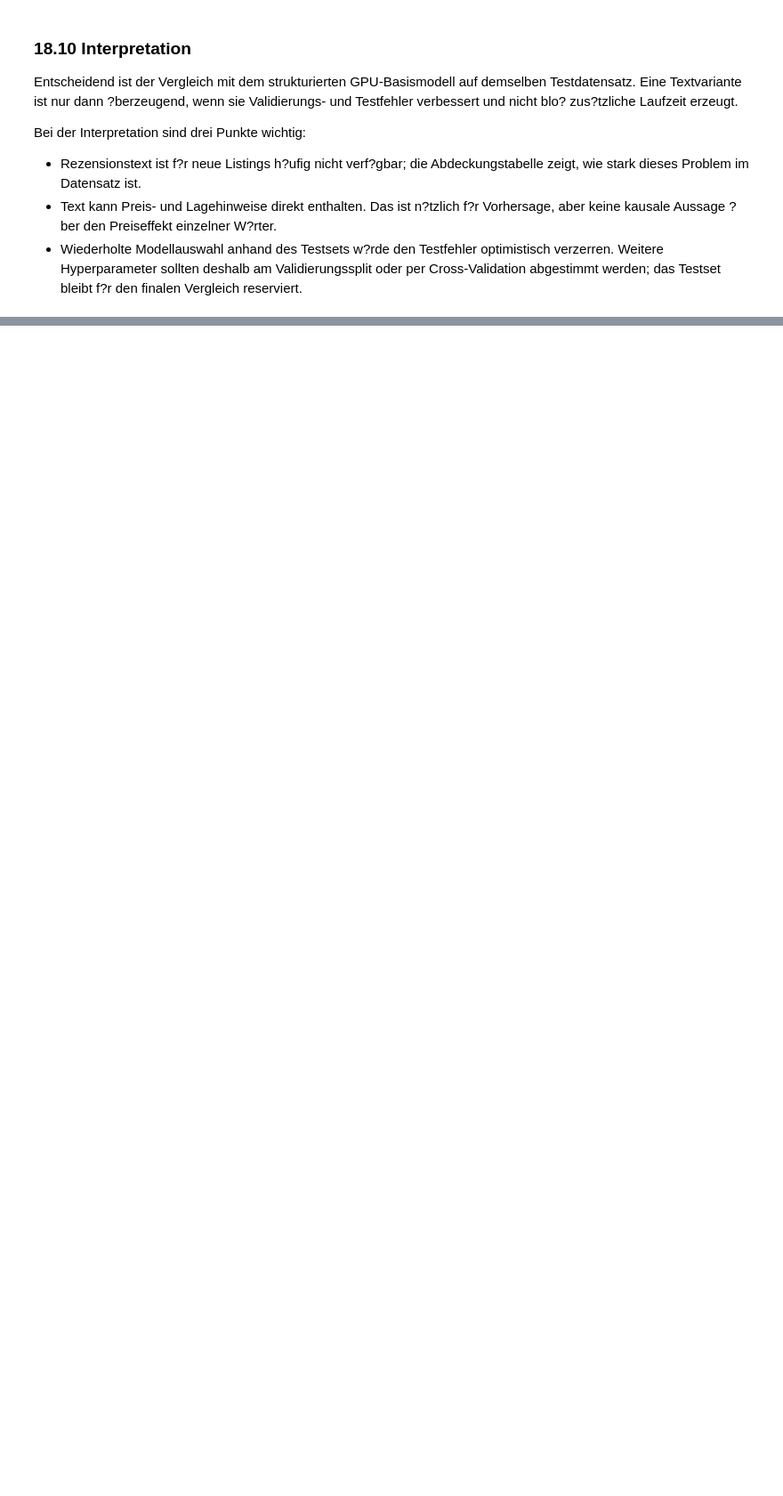
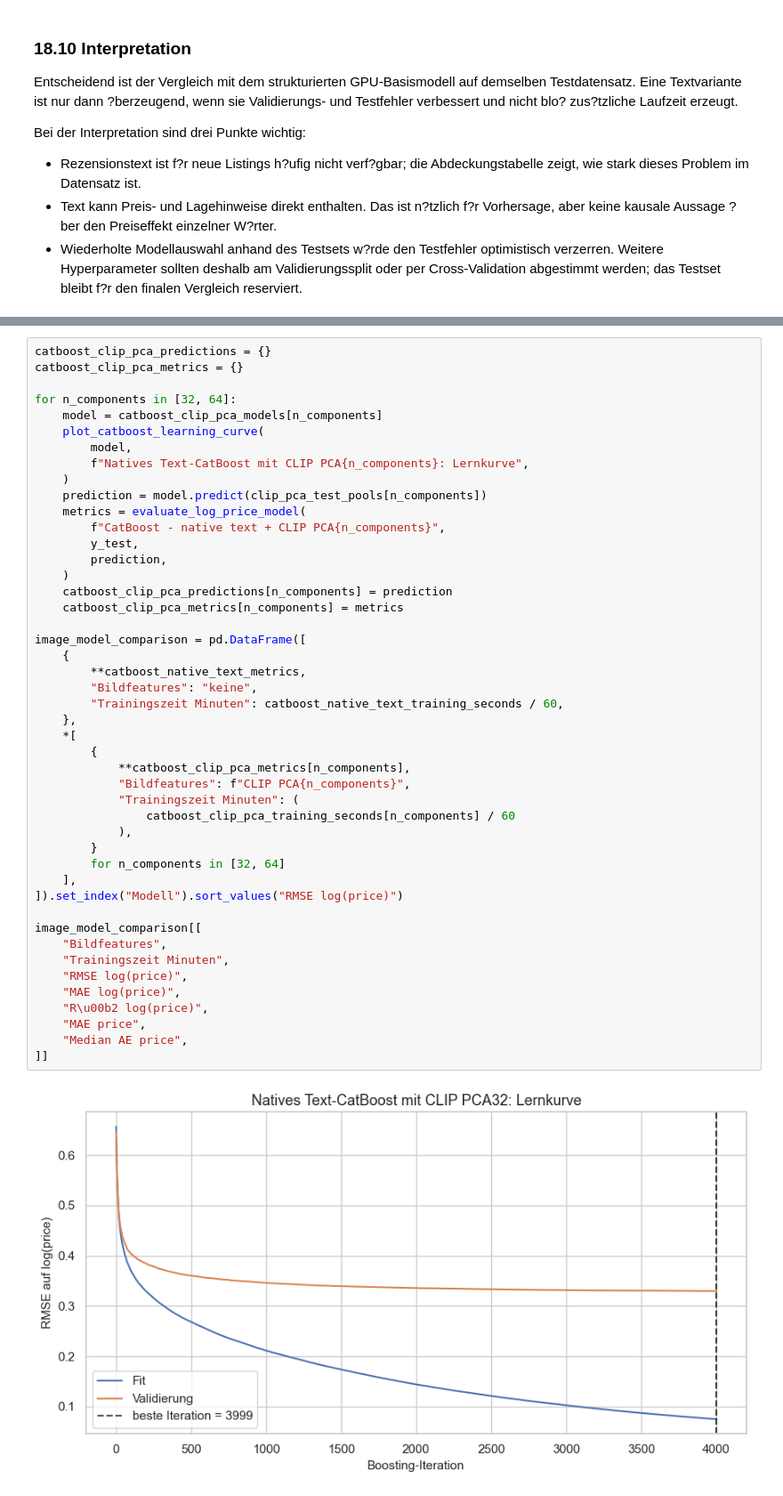
Before and after one commit to DrOetker007/Machine-Learning, a Jupyter notebook: Final_Project/price_univariate_exploration.ipynb, the cells around one changed output, grey strips where cells are left out. Shown at 89% size. Drawn from its saved outputs; the diff is of its cells as text; blank space fills up the shorter version.

Commit message:
Add CLIP image prompt experiments

```diff
--- a/Final_Project/price_univariate_exploration.ipynb
+++ b/Final_Project/price_univariate_exploration.ipynb
@@ -4219,0 +4598,48 @@ Bei der Interpretation sind drei Punkte wichtig:
+# %%
+catboost_clip_pca_predictions = {}
+catboost_clip_pca_metrics = {}
+
+for n_components in [32, 64]:
+    model = catboost_clip_pca_models[n_components]
+    plot_catboost_learning_curve(
+        model,
+        f"Natives Text-CatBoost mit CLIP PCA{n_components}: Lernkurve",
+    )
+    prediction = model.predict(clip_pca_test_pools[n_components])
+    metrics = evaluate_log_price_model(
+        f"CatBoost - native text + CLIP PCA{n_components}",
+        y_test,
+        prediction,
+    )
+    catboost_clip_pca_predictions[n_components] = prediction
+    catboost_clip_pca_metrics[n_components] = metrics
+
+image_model_comparison = pd.DataFrame([
+    {
+        **catboost_native_text_metrics,
+        "Bildfeatures": "keine",
+        "Trainingszeit Minuten": catboost_native_text_training_seconds / 60,
+    },
+    *[
+        {
+            **catboost_clip_pca_metrics[n_components],
+            "Bildfeatures": f"CLIP PCA{n_components}",
+            "Trainingszeit Minuten": (
+                catboost_clip_pca_training_seconds[n_components] / 60
+            ),
+        }
+        for n_components in [32, 64]
+    ],
+]).set_index("Modell").sort_values("RMSE log(price)")
+
+image_model_comparison[[
+    "Bildfeatures",
+    "Trainingszeit Minuten",
+    "RMSE log(price)",
+    "MAE log(price)",
+    "R\u00b2 log(price)",
+    "MAE price",
+    "Median AE price",
+]]
+# %% [output]
+[figure, added]
```
Also changed, not shown: parts of 23 cells of this notebook, 4 other files.
